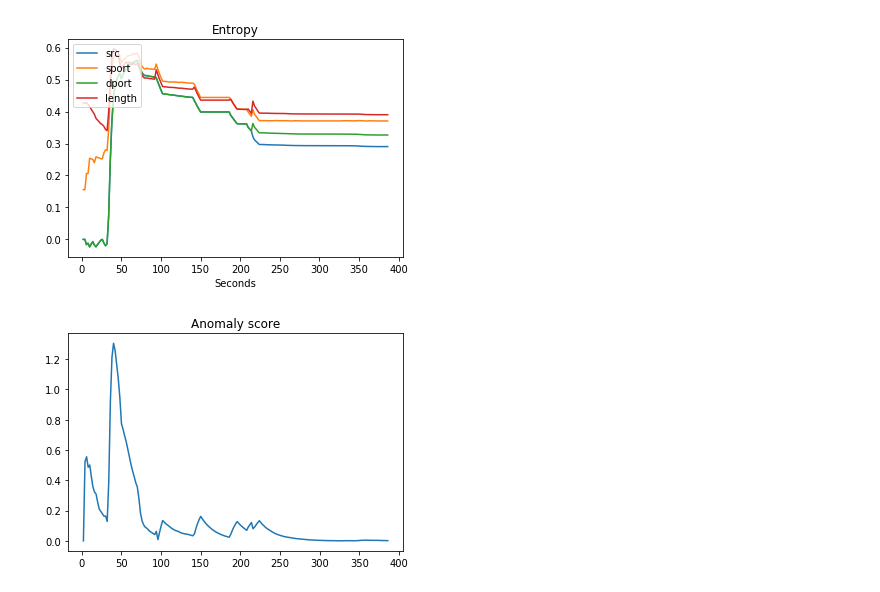
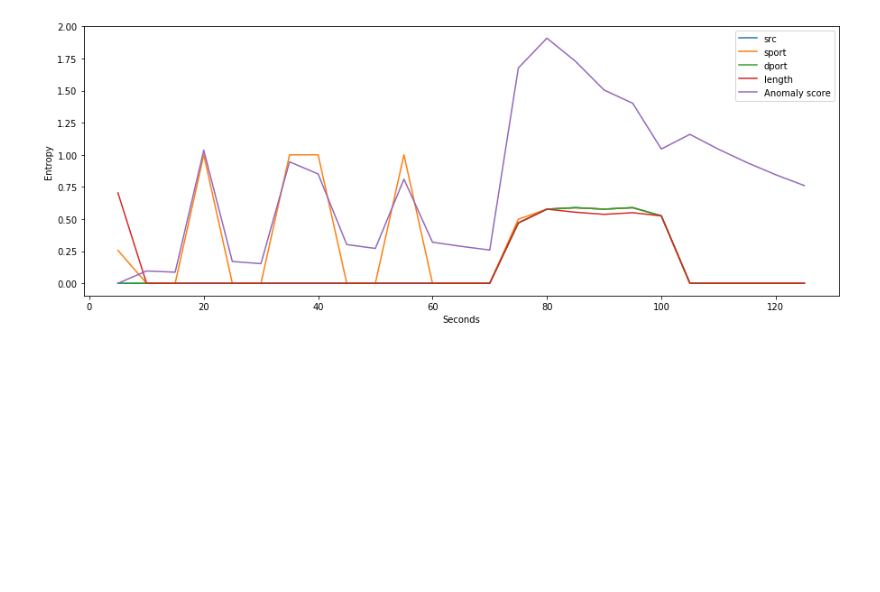
Before and after one commit to sirazenkov/traffic-analyzer, a Jupyter notebook: traffic-analyzer.ipynb, the cells around one changed output. Drawn from its saved outputs; the diff is of its cells as text; code cells hidden in the pictures; blank space fills up the shorter version.

Commit message:
Fixed plot

```diff
--- a/traffic-analyzer.ipynb
+++ b/traffic-analyzer.ipynb
@@ -7,7 +7,7 @@ from math import log2
 
 A = 0.1 # Smoothing factor
 WINDOW_SIZE = 10 # in seconds
-OVERLAP = 0.8
+OVERLAP = 0.5
 INTERVAL_SEC = WINDOW_SIZE - WINDOW_SIZE*OVERLAP
 PARAMS = ["src", "sport", "dport", "length"]
 LOCALHOST = "192.168.1.6"
@@ -35,6 +35,12 @@ current_flows = []
 current_flows_count = []
 current_flows_pkts = 0
 def shift_flows():
+    global overlap_flows
+    global overlap_flows_count
+    global overlap_flows_pkts
+    global current_flows
+    global current_flows_count
+    global current_flows_pkts
     for i in range(len(overlap_flows)-1):
         overlap_flows[i] = overlap_flows[i+1]
         overlap_flows_count[i] = overlap_flows_count[i+1]
@@ -42,15 +48,18 @@ def shift_flows():
     overlap_flows[len(overlap_flows)-1] = current_flows
     overlap_flows_count[len(overlap_flows)-1] = current_flows_count
     overlap_flows_pkts[len(overlap_flows)-1] = current_flows_pkts
+    current_flows_pkts = 0
+    current_flows = []
+    current_flows_count = []
 # %%
 def packet_processing(packet):
     global current_flows_pkts
     global current_flows
     global current_flows_count
 
-    current_flows_pkts = current_flows_pkts + 1
-    flow = {}
     if(IP in packet):
+        current_flows_pkts = current_flows_pkts + 1
+        #print('src: ',packet[IP].src, '; sport: ', packet[IP].sport, '; dport: ', packet[IP].dport, '; length: ', len(packet))
         flow = {'src': packet[IP].src, 'sport': packet[IP].sport, 'dport': packet[IP].dport, 'length': len(packet)}
         if(flow not in current_flows):
             current_flows.append(flow)
@@ -82,6 +91,9 @@ def calc_entropy(param):
                 freqs[index] = freqs[index] + current_flows_count[i]
     entropy = 0
     packets_in_window = sum(overlap_flows_pkts) + current_flows_pkts
+    if(sum(freqs) != packets_in_window):
+        print(freqs)
+        print(packets_in_window)
     if(packets_in_window > 1):
         for i in range(len(freqs)):
             p = freqs[i] / packets_in_window
@@ -115,36 +127,33 @@ H_predict = list(map(predict_entropy, PARAMS))
 # %%
 import matplotlib.pyplot as plt
 from IPython.display import clear_output
 
 while(True):
     clear_output(wait=True)
-    plt.subplot(121)
     for i in range(len(PARAMS)):
         plt.plot(timeline, H_archive[i], label=PARAMS[i]);
+    plt.plot(timeline, d_archive, label='Anomaly score')
+    plt.legend(loc='best')
+    plt.ylabel('Entropy')
     plt.xlabel("Seconds")
-    plt.legend(loc="lower right")
-    plt.title('Entropy')
-    plt.subplot(122)
-    plt.plot(timeline, d_archive)
-    plt.title('Anomaly score')
+    plt.rcParams["figure.figsize"] = (15,5.5)
     plt.show()
 
     shift_flows()
     pkt_trace = sniff(iface="br0",
                       timeout = INTERVAL_SEC, filter=FILTER,
                       prn=lambda x: packet_processing(x))
     if(len(timeline) == 0):
         timeline.append(INTERVAL_SEC)
     else:
         timeline.append(timeline[-1]+INTERVAL_SEC)
     for i in range(len(PARAMS)):
         H_archive[i].append(H[i])
     d_archive.append(d)
 
     H = list(map(calc_entropy, PARAMS))
     err = list(map(calc_error, PARAMS))
     d = sum(err)
     H_predict = list(map(predict_entropy, PARAMS))
 # %% [output]
-[figure, old version]
+[figure, new version]
-[figure, removed]
```
